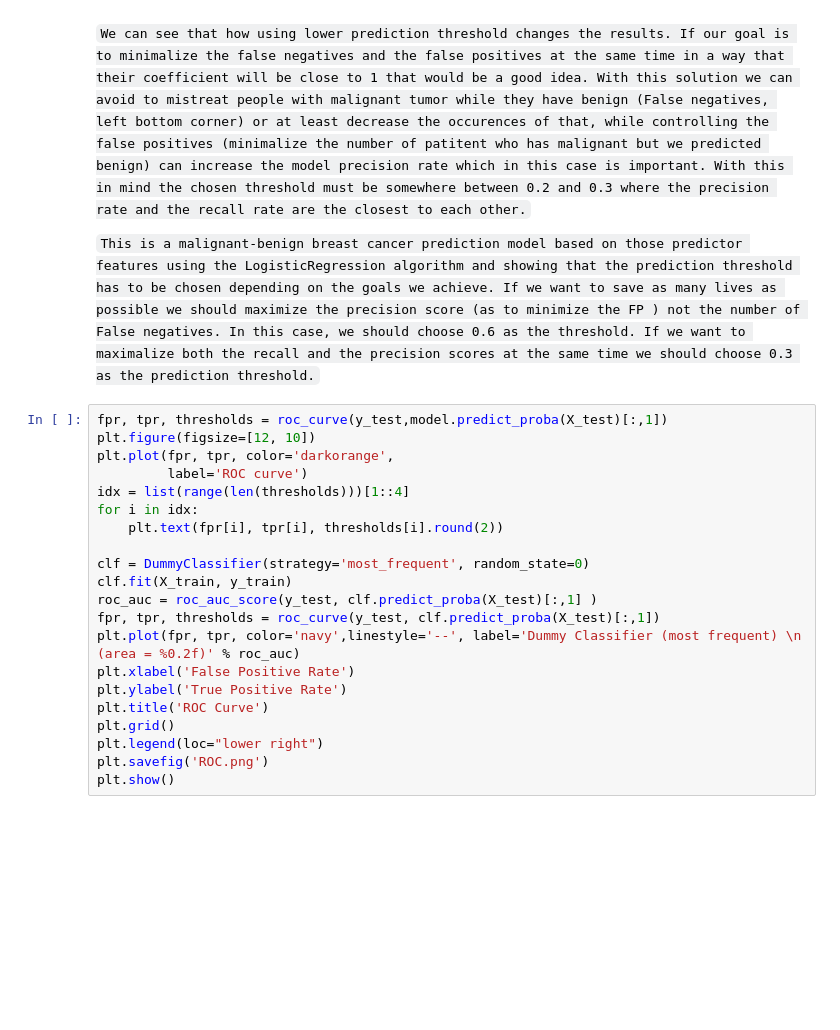
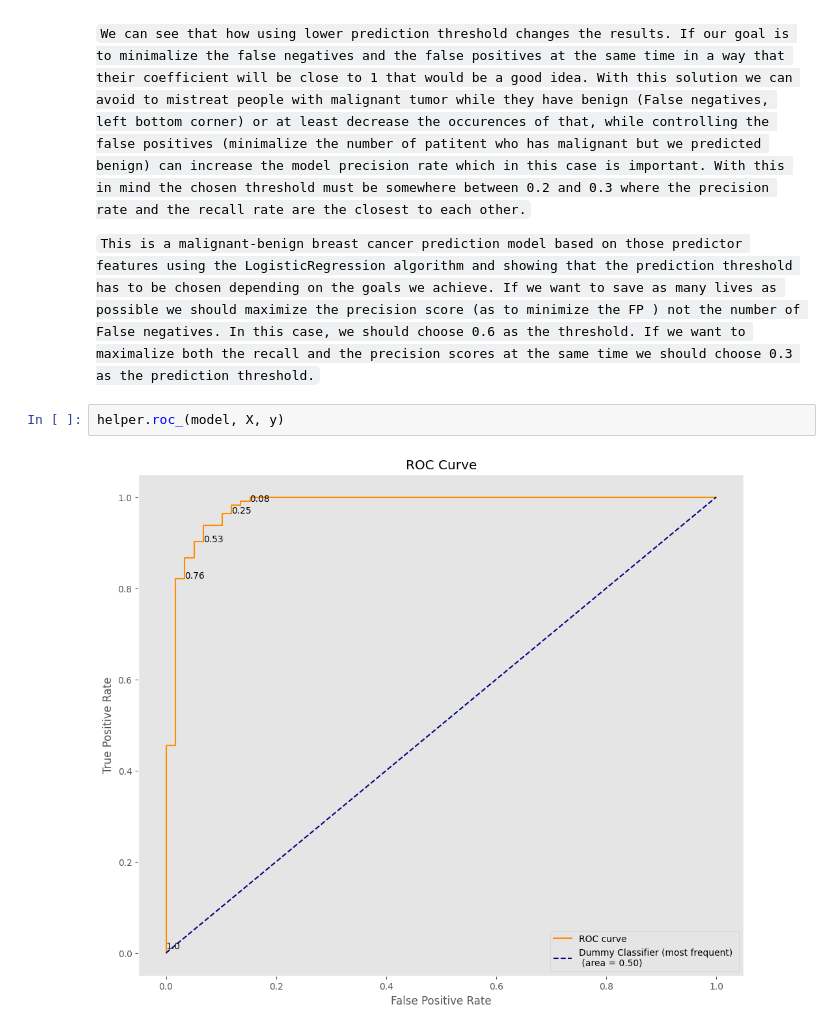
Before and after one commit to LiZoMark841619/Breast-cancer, a Jupyter notebook: Breast_cancer/script.ipynb, the cells around one changed output. Saved outputs shown, nothing was run; the diff lists cells and outputs as text; blank space fills up the shorter version.

```diff
--- a/Breast_cancer/script.ipynb
+++ b/Breast_cancer/script.ipynb
@@ -123,27 +241,10 @@ helper.confusion_(model, X, y)
 ``We can see that how using lower prediction threshold changes the results. If our goal is to minimalize the false negatives and the false positives at the same time in a way that their coefficient will be close to 1 that would be a good idea. With this solution we can avoid to mistreat people with malignant tumor while they have benign (False negatives, left bottom corner) or at least decrease the occurences of that, while controlling the false positives (minimalize the number of patitent who has malignant but we predicted benign) can increase the model precision rate which in this case is important. With this in mind the chosen threshold must be somewhere between 0.2 and 0.3 where the precision rate and the recall rate are the closest to each other.``
 
 ``This is a malignant-benign breast cancer prediction model based on those predictor features using the LogisticRegression algorithm and showing that the prediction threshold has to be chosen depending on the goals we achieve. If we want to save as many lives as possible we should maximize the precision score (as to minimize the FP ) not the number of False negatives. In this case, we should choose 0.6 as the threshold. If we want to maximalize both the recall and the precision scores at the same time we should choose 0.3 as the prediction threshold.``
-# %%
-fpr, tpr, thresholds = roc_curve(y_test,model.predict_proba(X_test)[:,1])
-plt.figure(figsize=[12, 10])
-plt.plot(fpr, tpr, color='darkorange',
-         label='ROC curve')
-idx = list(range(len(thresholds)))[1::4]
-for i in idx:
-    plt.text(fpr[i], tpr[i], thresholds[i].round(2))
-
-clf = DummyClassifier(strategy='most_frequent', random_state=0)
-clf.fit(X_train, y_train)
-roc_auc = roc_auc_score(y_test, clf.predict_proba(X_test)[:,1] )
-fpr, tpr, thresholds = roc_curve(y_test, clf.predict_proba(X_test)[:,1])
-plt.plot(fpr, tpr, color='navy',linestyle='--', label='Dummy Classifier (most frequent) \n (area = %0.2f)' % roc_auc)
-plt.xlabel('False Positive Rate')
-plt.ylabel('True Positive Rate')
-plt.title('ROC Curve')
-plt.grid()
-plt.legend(loc="lower right")
-plt.savefig('ROC.png')
-plt.show()
+# %%
+helper.roc_(model, X, y)
+# %% [output]
+[figure, added]
 # %%
 scores_and_k = []
 accuracies = []
```
Also changed, not shown: parts of 24 cells of this notebook, 3 other files.
